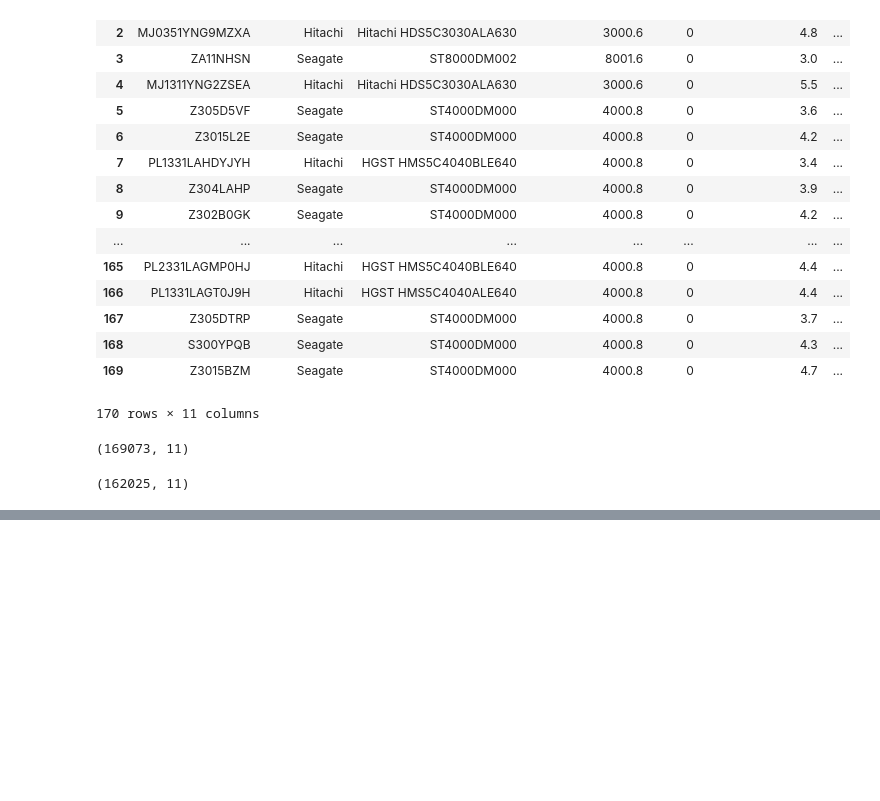
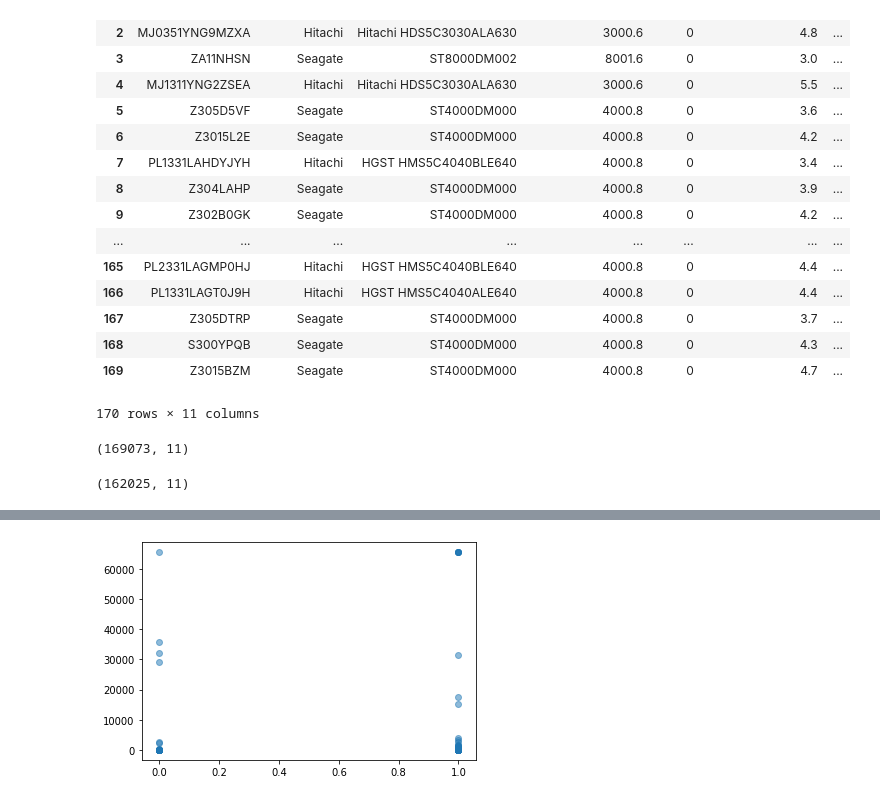
Before and after one commit to just-keep-spinning/hard-drive-project, a Jupyter notebook: tim_capstone_folder/pipeline.ipynb, the cells around one changed output, grey strips where cells are left out. Drawn from its saved outputs; the diff is of its cells as text; code cells hidden in the pictures; blank space fills up the shorter version.

```diff
--- a/tim_capstone_folder/pipeline.ipynb
+++ b/tim_capstone_folder/pipeline.ipynb
@@ -196,0 +213,7 @@ df.shape
+# %%
+#x = df_fail.failure
+
+plt.scatter(x = df.failure, y = df.reported_uncorrectable_errors, alpha=0.5)
+plt.show()
+# %% [output]
+[figure, added]
```
Also changed, not shown: parts of 24 cells of this notebook.
